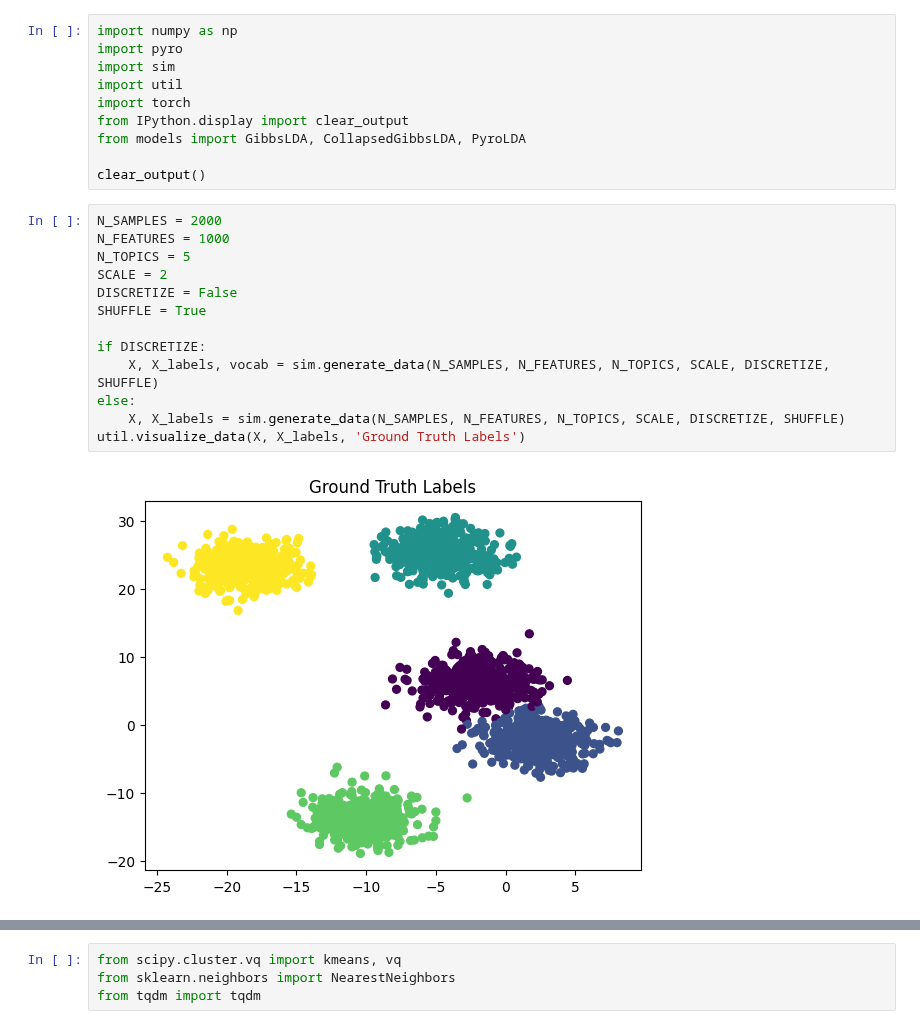
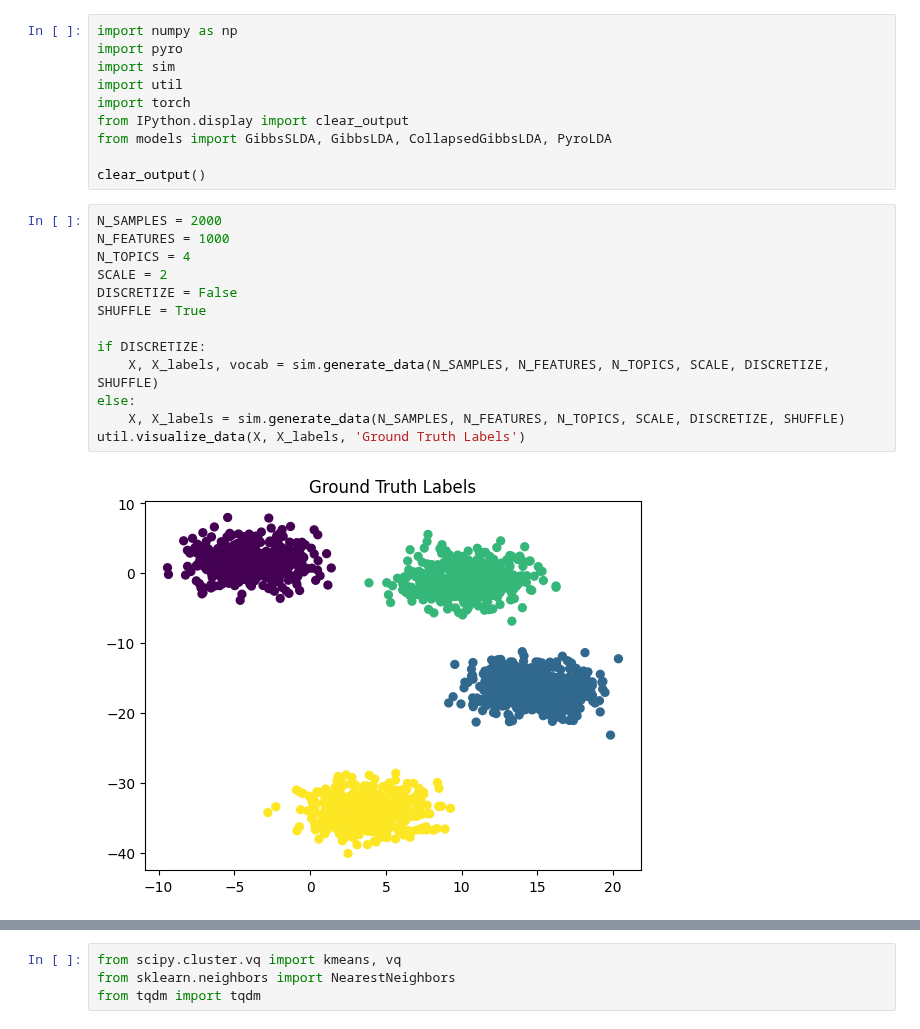
Before and after one commit to craigfouts/GibbsLDA, a Jupyter notebook: sandbox.ipynb, the cells around one changed output, grey strips where cells are left out. Saved outputs shown, nothing was run; the diff lists cells and outputs as text.

```diff
--- a/sandbox.ipynb
+++ b/sandbox.ipynb
@@ -5,21 +5,21 @@ import sim
 import util
 import torch
 from IPython.display import clear_output
-from models import GibbsLDA, CollapsedGibbsLDA, PyroLDA
+from models import GibbsSLDA, GibbsLDA, CollapsedGibbsLDA, PyroLDA
 
 clear_output()
 # %%
 N_SAMPLES = 2000
 N_FEATURES = 1000
-N_TOPICS = 5
+N_TOPICS = 4
 SCALE = 2
 DISCRETIZE = False
 SHUFFLE = True
 
 if DISCRETIZE:
     X, X_labels, vocab = sim.generate_data(N_SAMPLES, N_FEATURES, N_TOPICS, SCALE, DISCRETIZE, SHUFFLE)
 else:
     X, X_labels = sim.generate_data(N_SAMPLES, N_FEATURES, N_TOPICS, SCALE, DISCRETIZE, SHUFFLE)
 util.visualize_data(X, X_labels, 'Ground Truth Labels')
 # %% [output]
-[figure, old version]
+[figure, new version]
```
Also changed, not shown: parts of 5 cells of this notebook, 1 other file.
